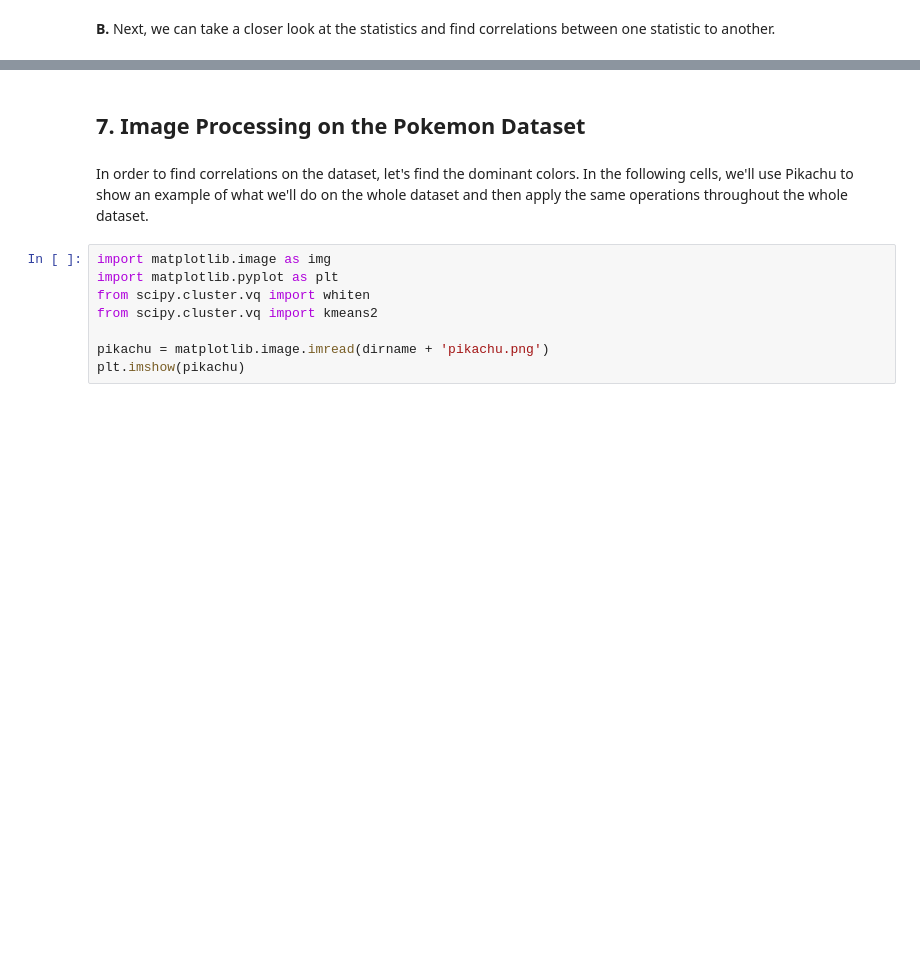
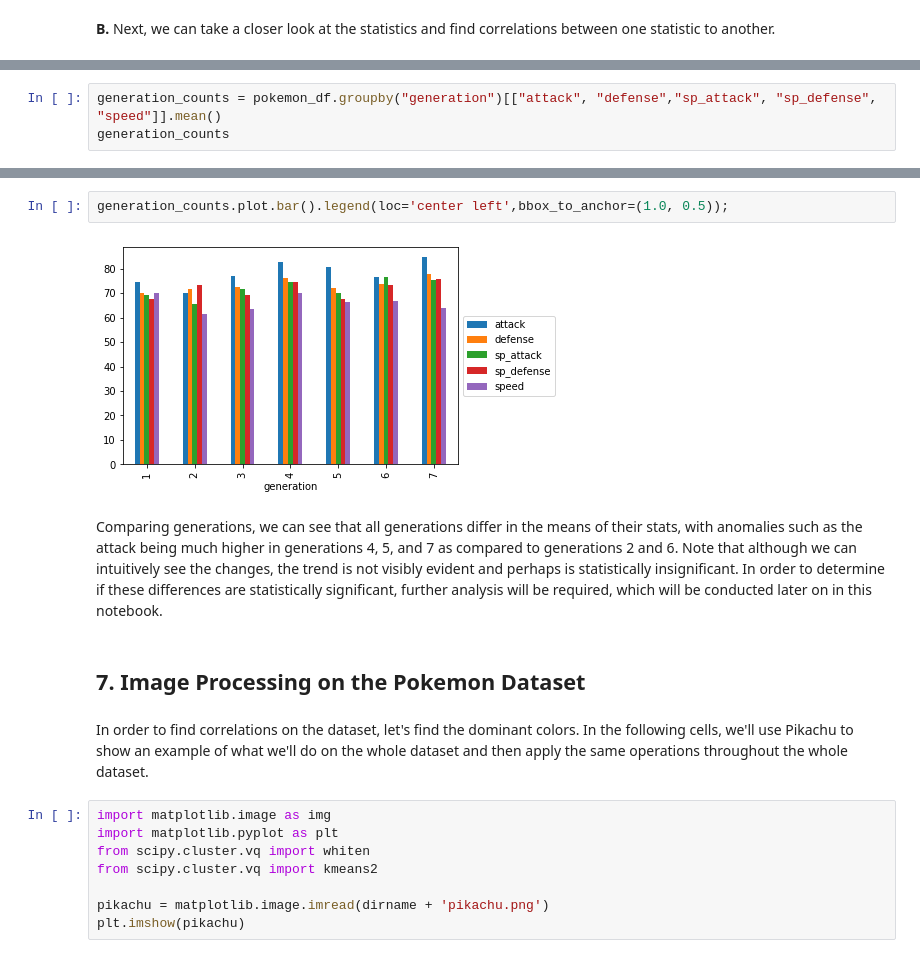
Before and after one commit to jolocansana/CSMODEL-PokemonDataset, a Jupyter notebook: Pokemon_Dataset.ipynb, the cells around one changed output, grey strips where cells are left out. Cells and saved outputs as stored; diff of their text form; blank space fills up the shorter version.

```diff
--- a/Pokemon_Dataset.ipynb
+++ b/Pokemon_Dataset.ipynb
@@ -424,0 +452,3 @@ We can see the correlations of one base statistic from one another. We can see t
+# %%
+generation_counts = pokemon_df.groupby("generation")[["attack", "defense","sp_attack", "sp_defense", "speed"]].mean()
+generation_counts
@@ -425,3 +465,9 @@ We can see the correlations of one base statistic from one another. We can see t
+# %%
+generation_counts.plot.bar().legend(loc='center left',bbox_to_anchor=(1.0, 0.5));
+# %% [output]
+[figure, added]
+# %% [markdown]
+Comparing generations, we can see that all generations differ in the means of their stats, with anomalies such as the attack being much higher in generations 4, 5, and 7 as compared to generations 2 and 6. Note that although we can intuitively see the changes, the trend is not visibly evident and perhaps is statistically insignificant. In order to determine if these differences are statistically significant, further analysis will be required, which will be conducted later on in this notebook.
 # %% [markdown]
 ## 7. Image Processing on the Pokemon Dataset
 # %% [markdown]
```
Also changed, not shown: parts of 17 cells of this notebook.
